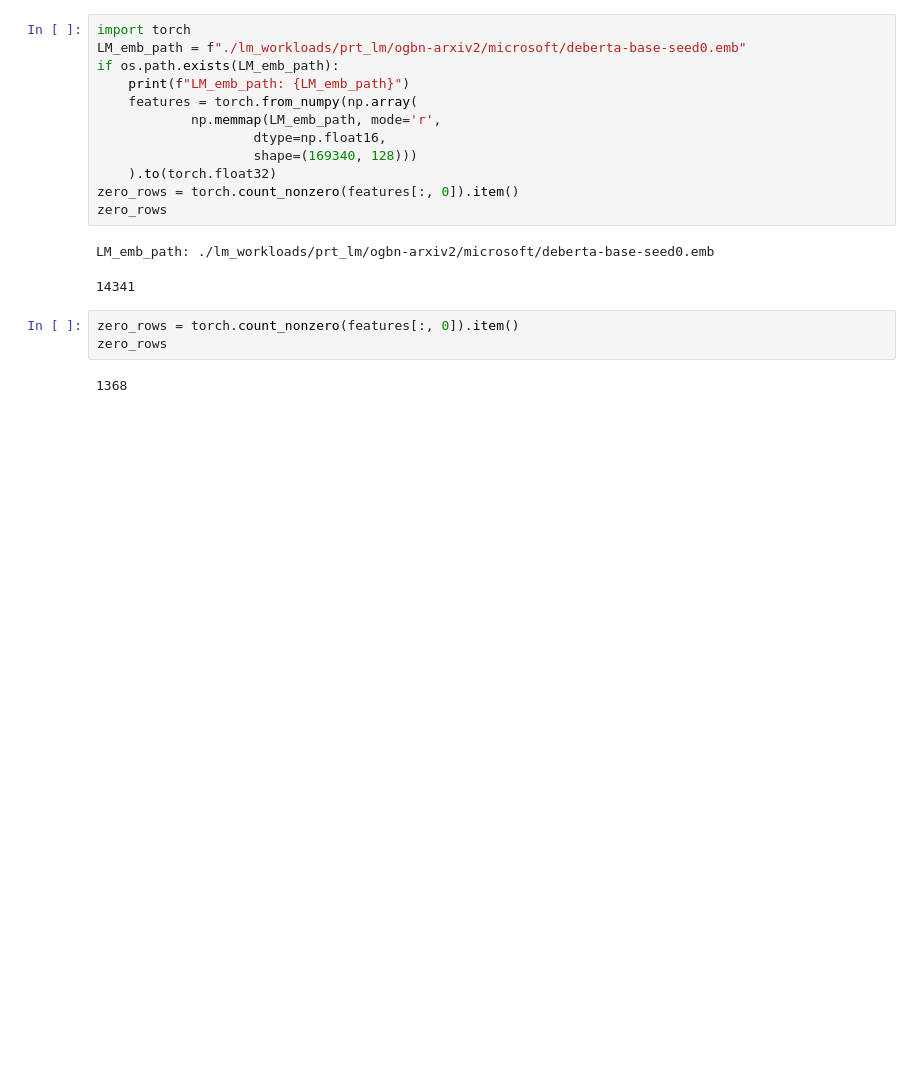
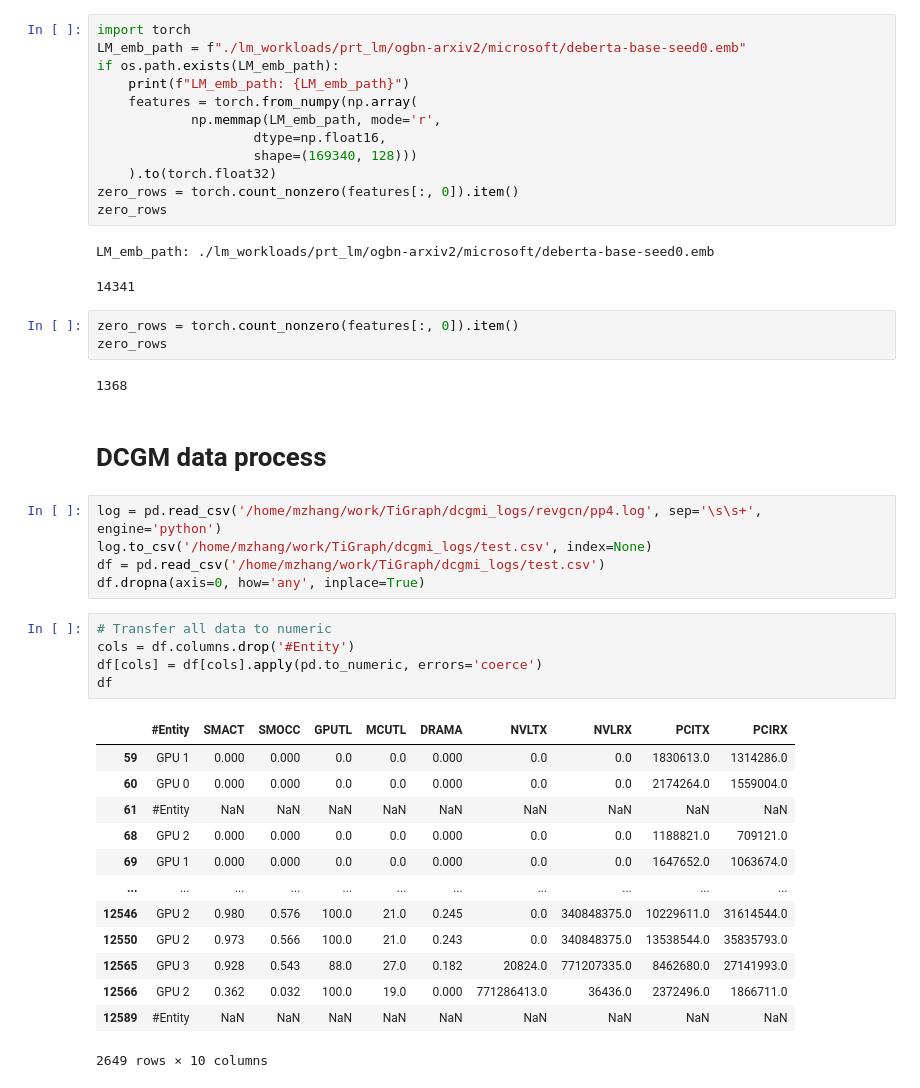
Before and after one commit to zxmeng98/TiGraph, a Jupyter notebook: plot.ipynb, the cells around one changed output. Drawn from its saved outputs; the diff is of its cells as text; blank space fills up the shorter version.

Commit message:
update dcgmi results on H20

```diff
--- a/plot.ipynb
+++ b/plot.ipynb
@@ -320,3 +320,29 @@ zero_rows = torch.count_nonzero(features[:, 0]).item()
 zero_rows
 # %% [output]
 1368
+# %% [markdown]
+# DCGM data process
+# %%
+log = pd.read_csv('/home/mzhang/work/TiGraph/dcgmi_logs/revgcn/pp4.log', sep='\s\s+', engine='python')
+log.to_csv('/home/mzhang/work/TiGraph/dcgmi_logs/test.csv', index=None)
+df = pd.read_csv('/home/mzhang/work/TiGraph/dcgmi_logs/test.csv')
+df.dropna(axis=0, how='any', inplace=True)
+# %%
+# Transfer all data to numeric
+cols = df.columns.drop('#Entity')
+df[cols] = df[cols].apply(pd.to_numeric, errors='coerce')
+df
+# %% [output]
+|  | #Entity | SMACT | SMOCC | GPUTL | MCUTL | DRAMA | NVLTX | NVLRX | PCITX | PCIRX |
+| 59 | GPU 1 | 0.000 | 0.000 | 0.0 | 0.0 | 0.000 | 0.0 | 0.0 | 1830613.0 | 1314286.0 |
+| 60 | GPU 0 | 0.000 | 0.000 | 0.0 | 0.0 | 0.000 | 0.0 | 0.0 | 2174264.0 | 1559004.0 |
+| 61 | #Entity | NaN | NaN | NaN | NaN | NaN | NaN | NaN | NaN | NaN |
+| 68 | GPU 2 | 0.000 | 0.000 | 0.0 | 0.0 | 0.000 | 0.0 | 0.0 | 1188821.0 | 709121.0 |
+| 69 | GPU 1 | 0.000 | 0.000 | 0.0 | 0.0 | 0.000 | 0.0 | 0.0 | 1647652.0 | 1063674.0 |
+| ... | ... | ... | ... | ... | ... | ... | ... | ... | ... | ... |
+| 12546 | GPU 2 | 0.980 | 0.576 | 100.0 | 21.0 | 0.245 | 0.0 | 340848375.0 | 10229611.0 | 31614544.0 |
+| 12550 | GPU 2 | 0.973 | 0.566 | 100.0 | 21.0 | 0.243 | 0.0 | 340848375.0 | 13538544.0 | 35835793.0 |
+| 12565 | GPU 3 | 0.928 | 0.543 | 88.0 | 27.0 | 0.182 | 20824.0 | 771207335.0 | 8462680.0 | 27141993.0 |
+| 12566 | GPU 2 | 0.362 | 0.032 | 100.0 | 19.0 | 0.000 | 771286413.0 | 36436.0 | 2372496.0 | 1866711.0 |
+| 12589 | #Entity | NaN | NaN | NaN | NaN | NaN | NaN | NaN | NaN | NaN |
+2649 rows × 10 columns
```
Also changed, not shown: parts of 5 cells of this notebook, 43 other files.
